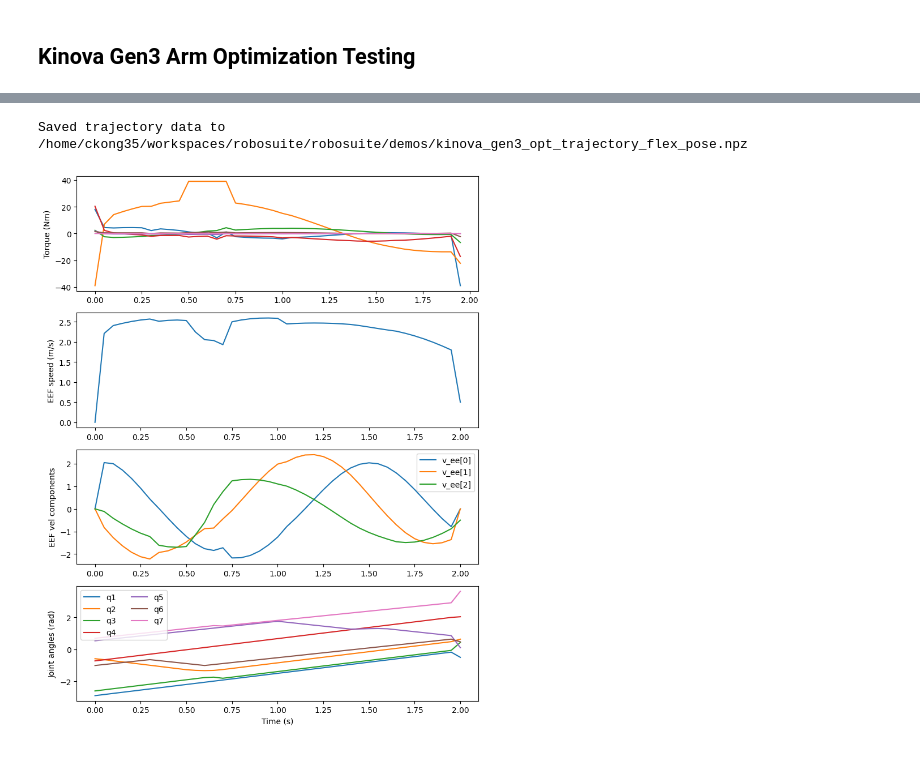
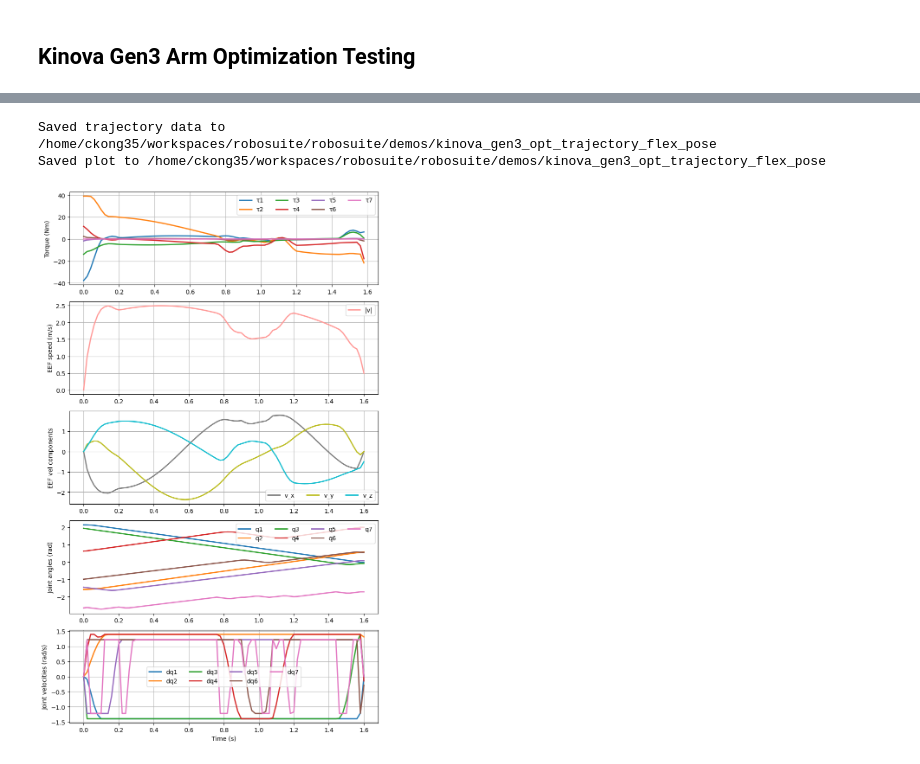
Before and after one commit to andrewmattei/robosuite, a Jupyter notebook: robosuite/demos/arm_trajectory_opt_test_bed.ipynb, the cells around one changed output, grey strips where cells are left out. Cells and saved outputs as stored; diff of their text form; code cells hidden in the pictures.

```diff
--- a/robosuite/demos/arm_trajectory_opt_test_bed.ipynb
+++ b/robosuite/demos/arm_trajectory_opt_test_bed.ipynb
@@ -421,10 +495,24 @@ Number of nonzeros in Lagrangian Hessian.............:     5880
-# %%
-
-# display the solution
-opt.display_and_save_solution(
-    solution, jac_fun,
-    filename='kinova_gen3_opt_trajectory_flex_pose'
-)
-# %% [output]
-Saved trajectory data to /home/ckong35/workspaces/robosuite/robosuite/demos/kinova_gen3_opt_trajectory_flex_pose.npz
-[figure, removed]
+# %%
+
+# display the solution
+traj_opt = opt.display_and_save_solution(
+    solution, env.jac_fun,
+    filename='kinova_gen3_opt_trajectory_flex_pose'
+)
+
+T_opt = traj_opt['T_opt']
+U_opt = traj_opt['U_opt']
+Z_opt = traj_opt['Z_opt']
+env.reset()
+env.gui_on = True
+
+sim_data = env.run_simulation_offscreen(
+                T_opt,
+                U_opt,
+                Z_opt,
+                slow_factor=1.0
+    )
+# %% [output]
+Saved trajectory data to /home/ckong35/workspaces/robosuite/robosuite/demos/kinova_gen3_opt_trajectory_flex_pose
+Saved plot to /home/ckong35/workspaces/robosuite/robosuite/demos/kinova_gen3_opt_trajectory_flex_pose
+[figure, added]
```
Also changed, not shown: parts of 2 cells of this notebook, 9 other files.
